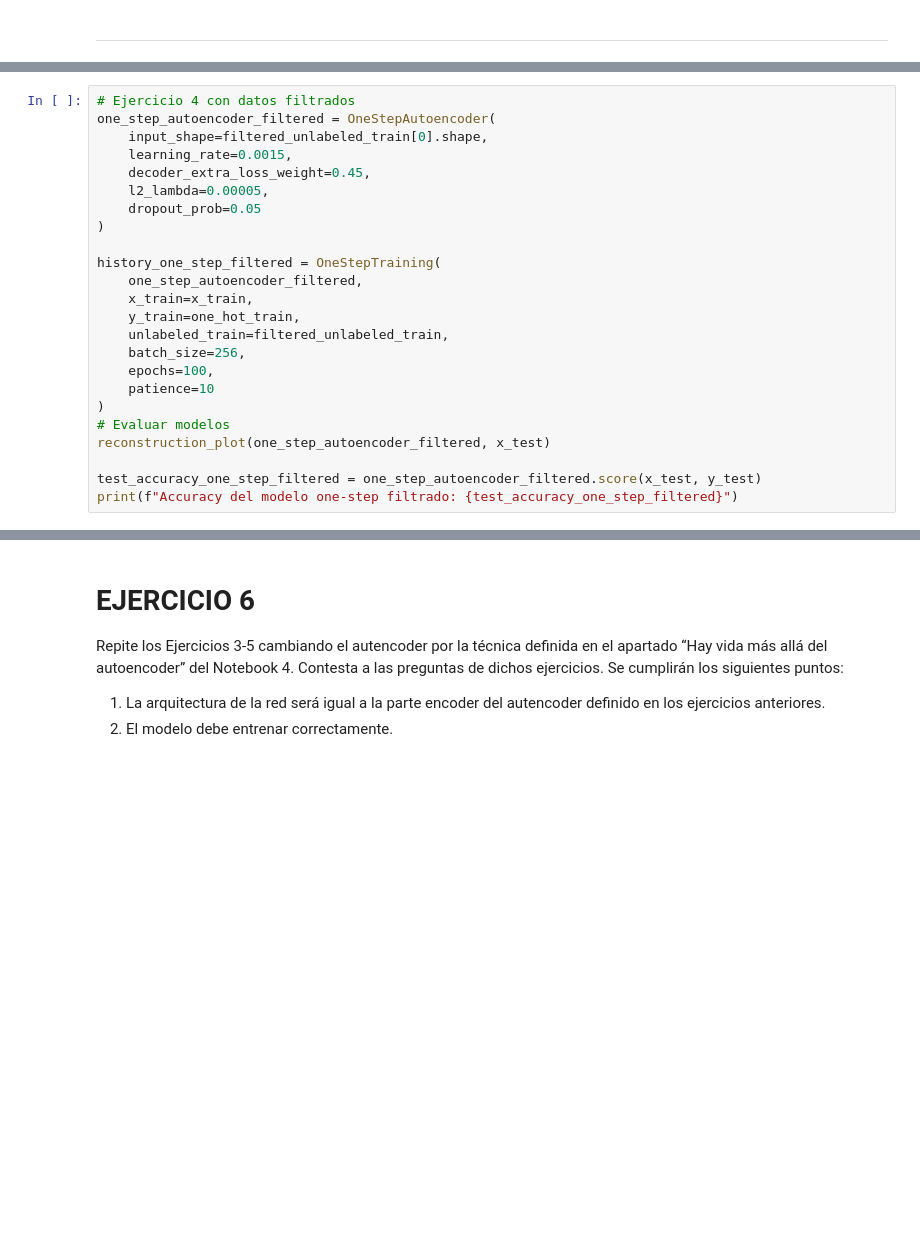
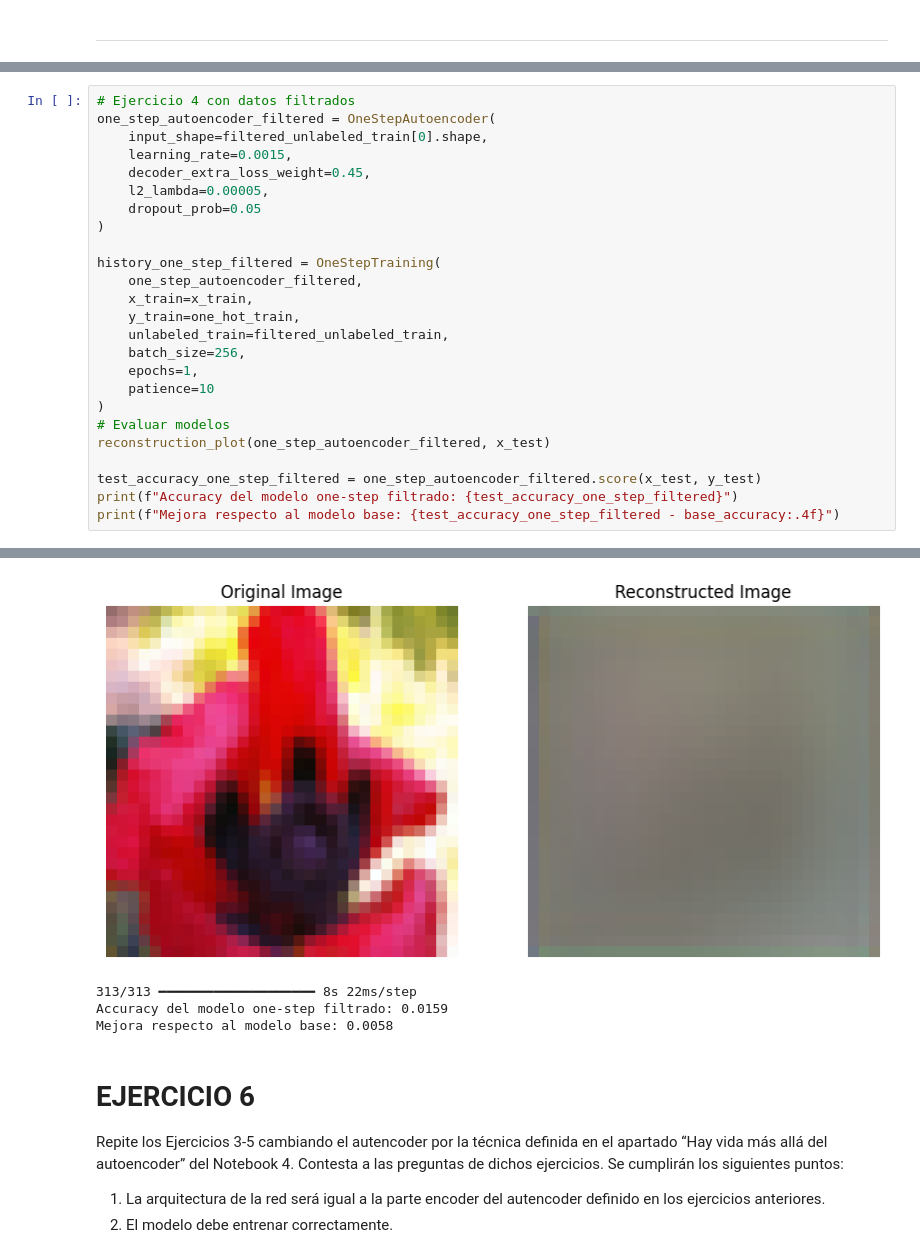
Before and after one commit to PepeRoConde/3year2sem, a Jupyter notebook: maai/p2/main_final.ipynb, the cells around one changed output, grey strips where cells are left out. Saved outputs shown, nothing was run; the diff lists cells and outputs as text; blank space fills up the shorter version.

```diff
--- a/maai/p2/main_final.ipynb
+++ b/maai/p2/main_final.ipynb
@@ -244,7 +341,7 @@ history_one_step_filtered = OneStepTraining(
     y_train=one_hot_train,
     unlabeled_train=filtered_unlabeled_train,
     batch_size=256,
-    epochs=100,
+    epochs=1,
     patience=10
 )
 # Evaluar modelos
@@ -252,3 +349,5 @@ reconstruction_plot(one_step_autoencoder_filtered, x_test)
 
 test_accuracy_one_step_filtered = one_step_autoencoder_filtered.score(x_test, y_test)
 print(f"Accuracy del modelo one-step filtrado: {test_accuracy_one_step_filtered}")
+print(f"Mejora respecto al modelo base: {test_accuracy_one_step_filtered - base_accuracy:.4f}")
+# %% [output]
@@ -255,3 +356,7 @@ print(f"Accuracy del modelo one-step filtrado: {test_accuracy_one_step_filtered}
+[figure, added]
+313/313 ━━━━━━━━━━━━━━━━━━━━ 8s 22ms/step
+Accuracy del modelo one-step filtrado: 0.0159
+Mejora respecto al modelo base: 0.0058
 # %% [markdown]
 # EJERCICIO 6
 
```
Also changed, not shown: parts of 23 cells of this notebook, 2 other files.
